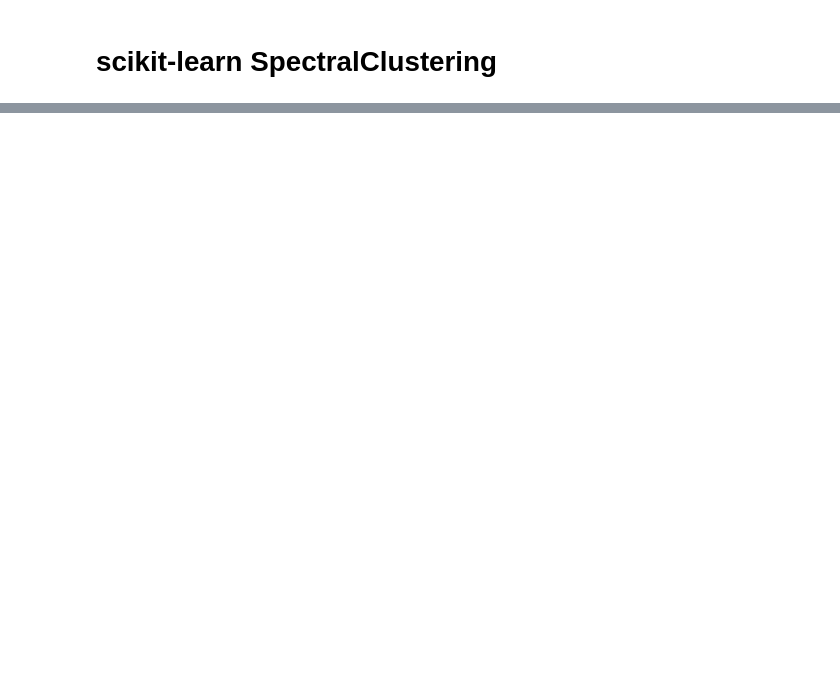
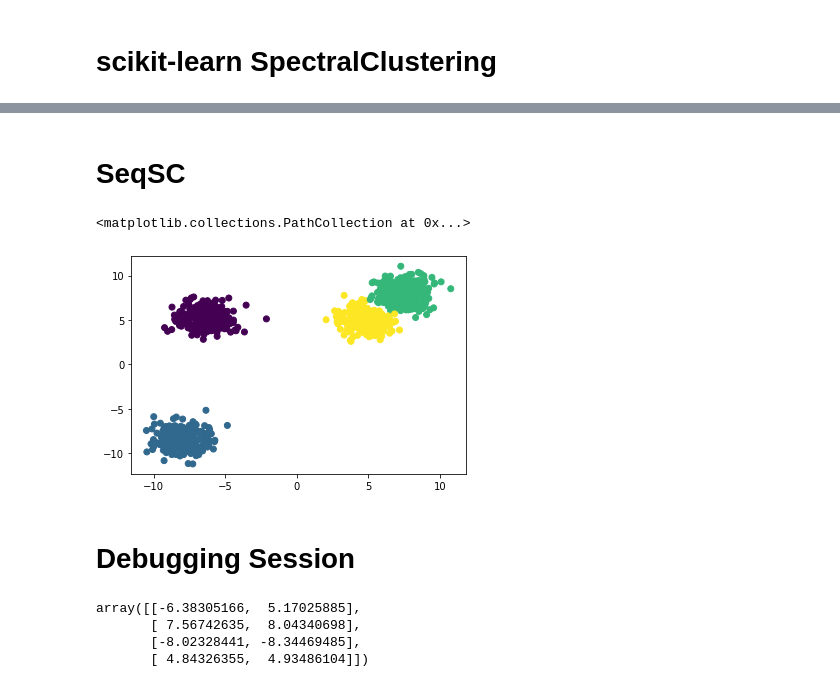
Before and after one commit to stephenhky/SpectralClustering, a Jupyter notebook: data/plot_GBM_k4.ipynb, the cells around one changed output, grey strips where cells are left out. Saved outputs shown, nothing was run; the diff lists cells and outputs as text; code cells hidden in the pictures; blank space fills up the shorter version.

```diff
--- a/data/plot_GBM_k4.ipynb
+++ b/data/plot_GBM_k4.ipynb
@@ -105,0 +49,2 @@ plt.scatter(points[:, 0], points[:, 1], c=sklearn_sc.labels_)
+# %% [markdown]
+# SeqSC
@@ -105,0 +55,9 @@ plt.scatter(points[:, 0], points[:, 1], c=sklearn_sc.labels_)
+# %%
+centroids, labels = seq_sc(points, 4, 4, euclidean, int(points.shape[0]/10))
+# %%
+plt.scatter(points[:, 0], points[:, 1], c=labels)
+# %% [output]
+<matplotlib.collections.PathCollection at 0x...>
+[figure, added]
+# %% [markdown]
+# Debugging Session
@@ -105,0 +69,7 @@ plt.scatter(points[:, 0], points[:, 1], c=sklearn_sc.labels_)
+# %%
+centroids
+# %% [output]
+array([[-6.38305166,  5.17025885],
+       [ 7.56742635,  8.04340698],
+       [-8.02328441, -8.34469485],
+       [ 4.84326355,  4.93486104]])
```
Also changed, not shown: parts of 14 cells of this notebook.
